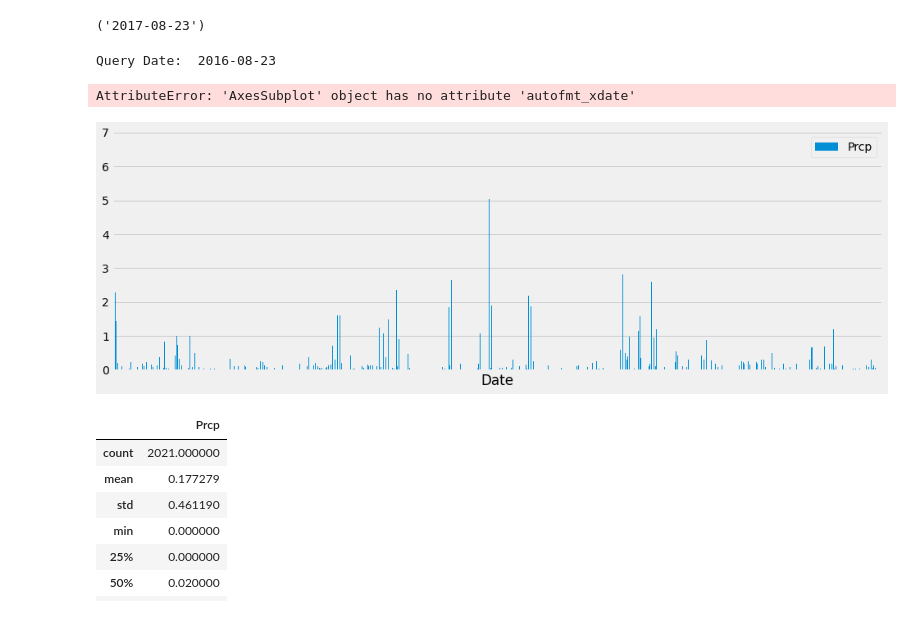
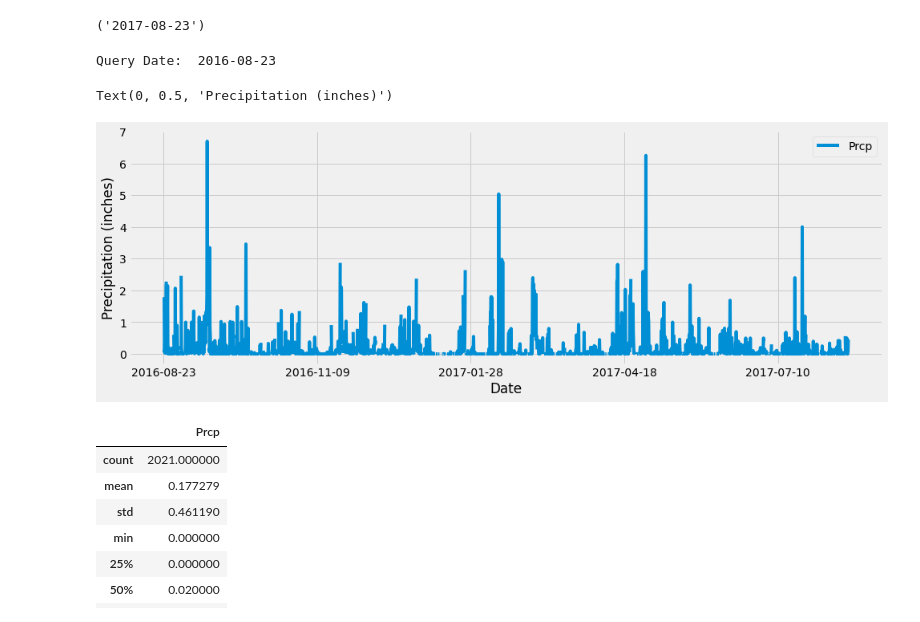
Before and after one commit to klbowman/Climate-Data-Analysis, a Jupyter notebook: climate_starter.ipynb, the cells around one changed output. Drawn from its saved outputs; the diff is of its cells as text; code cells hidden in the pictures.

```diff
--- a/climate_starter.ipynb
+++ b/climate_starter.ipynb
@@ -49,36 +49,32 @@ session.query(Measurement.date).order_by(Measurement.date.desc()).first()
 # %%
 # Design a query to retrieve the last 12 months of precipitation data and plot the results.
 # Starting from the most recent data point in the database.
 
 # Calculate the date one year from the last date in data set.
 query_date = dt.date(2017, 8,23) - dt.timedelta(days=365)
 print("Query Date: ", query_date)
 
 # Perform a query to retrieve the date and precipitation scores
 
 year = session.query(Measurement.date, Measurement.prcp).\
     filter(Measurement.date >= query_date).all()
 year
 
 # Save the query results as a Pandas DataFrame and set the index to the date column
 df = pd.DataFrame(year, columns=['Date', 'Prcp'])
 df.set_index('Date', inplace=True)
 
 # Sort the dataframe by date
 df = df.sort_values(["Date"])
 
+
 # Use Pandas Plotting with Matplotlib to plot the data
-ax = df.plot.bar(figsize=(15,5))
-
-ticks = mdates.MonthLocator(interval=1)
-ax.xaxis.set_major_locator(ticks)
-ax.autofmt_xdate()
-
-plt.show()
+ax = df.plot(x_compat=True, figsize=(15,5))
+ax.set_ylabel('Precipitation (inches)')
 # %% [output]
 Query Date:  2016-08-23
-AttributeError: 'AxesSubplot' object has no attribute 'autofmt_xdate'
+Text(0, 0.5, 'Precipitation (inches)')
-[figure, old version]
+[figure, new version]
 # %%
 # Use Pandas to calcualte the summary statistics for the precipitation data
 df.describe()
```
Also changed, not shown: parts of 4 cells of this notebook.
